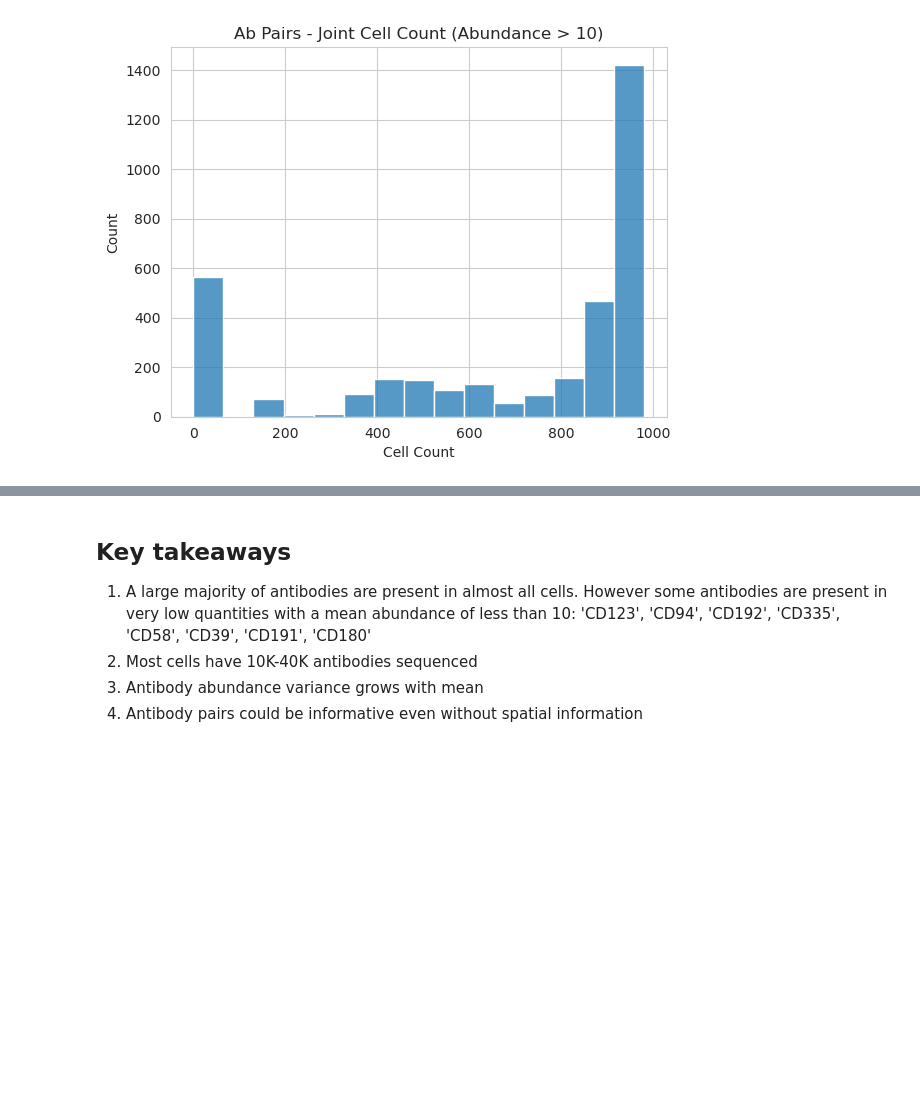
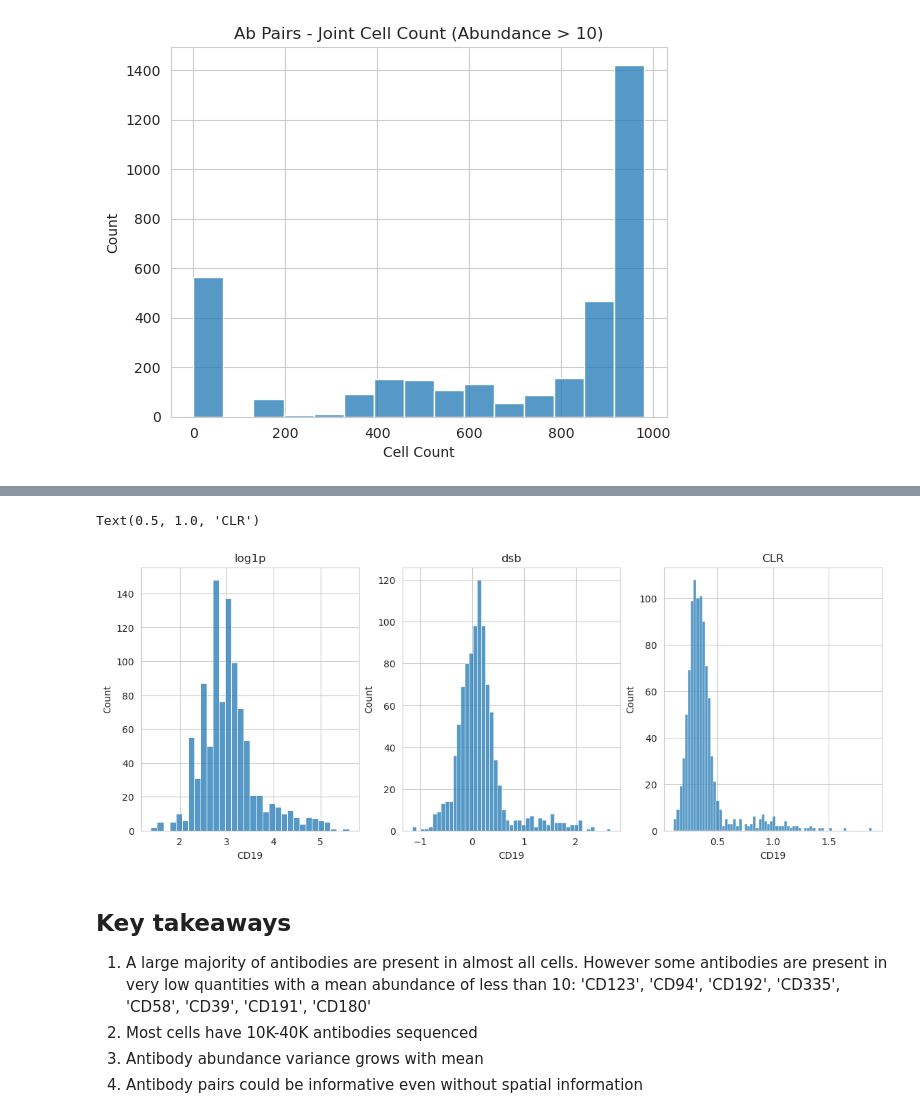
Before and after one commit to zhsegal/PxlgnProject, a Jupyter notebook: EDA.ipynb, the cells around one changed output, grey strips where cells are left out. Drawn from its saved outputs; the diff is of its cells as text; code cells hidden in the pictures; blank space fills up the shorter version.

```diff
--- a/EDA.ipynb
+++ b/EDA.ipynb
@@ -261,3 +249,22 @@ Text(0.5, 1.0, 'Ab Pairs - Joint Cell Count (Abundance > 10)')
+# %%
+from pixelator.analysis.normalization import dsb_normalize
+from pixelator.statistics import clr_transformation
+
+adata.layers['dsb'] = dsb_normalize(adata.to_df(), isotype_controls=["mIgG1", "mIgG2a", "mIgG2b"])
+adata.layers['log1p'] = np.log1p(adata.to_df())
+adata.layers['clr'] = clr_transformation(adata.to_df(), axis=1)
+# %%
+# CD19 marker
+fig, axes = plt.subplots(1, 3, figsize=(14, 5))
+sns.histplot(data=adata.to_df('log1p'), x='CD19', ax=axes[0])
+axes[0].set_title('log1p')
+sns.histplot(data=adata.to_df('dsb'), x='CD19', ax=axes[1])
+axes[1].set_title('dsb')
+sns.histplot(data=adata.to_df('clr'), x='CD19', ax=axes[2])
+axes[2].set_title('CLR')
+# %% [output]
+Text(0.5, 1.0, 'CLR')
+[figure, added]
 # %% [markdown]
 ## Key takeaways
 1. A large majority of antibodies are present in almost all cells. However some antibodies are present in very low quantities with a mean abundance of less than 10: 'CD123', 'CD94', 'CD192', 'CD335', 'CD58', 'CD39', 'CD191', 'CD180'
```
Also changed, not shown: parts of 13 cells of this notebook.
